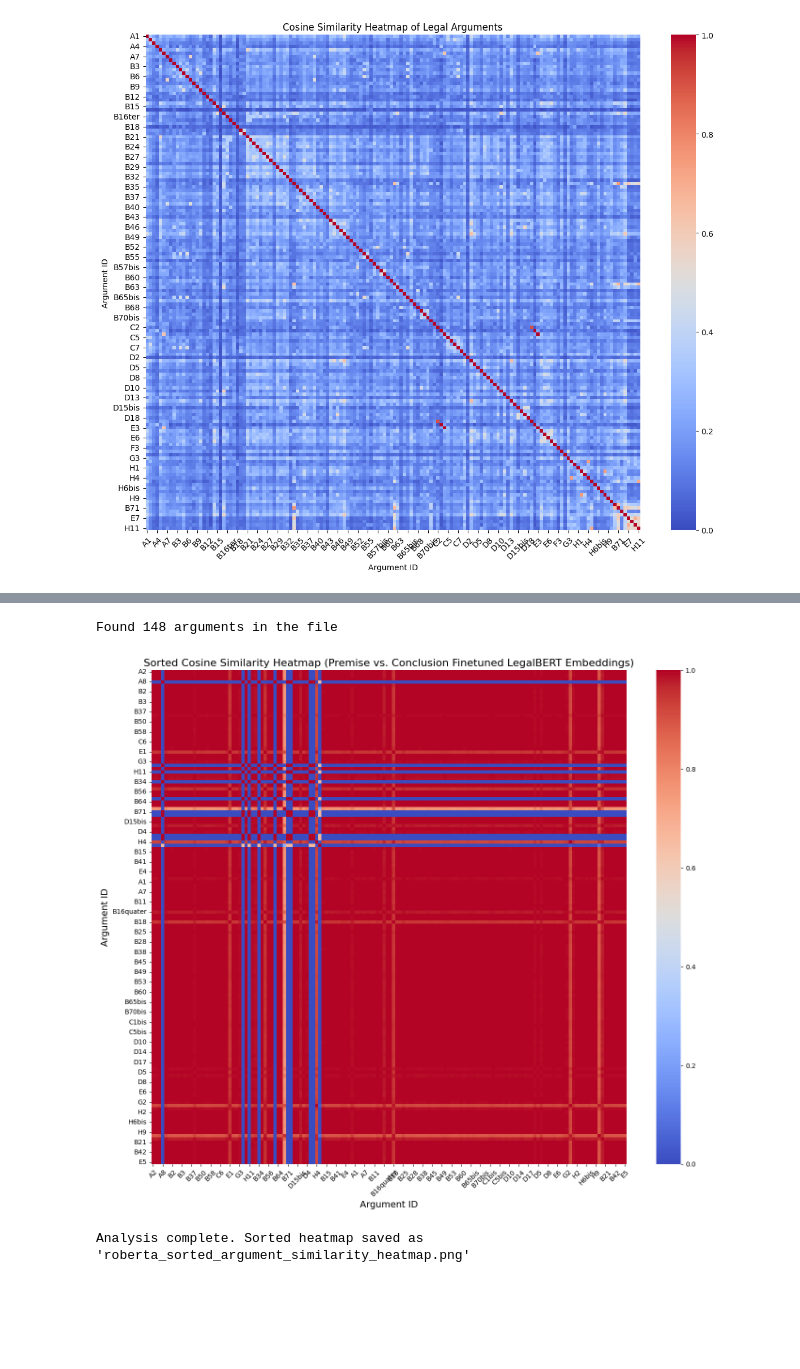
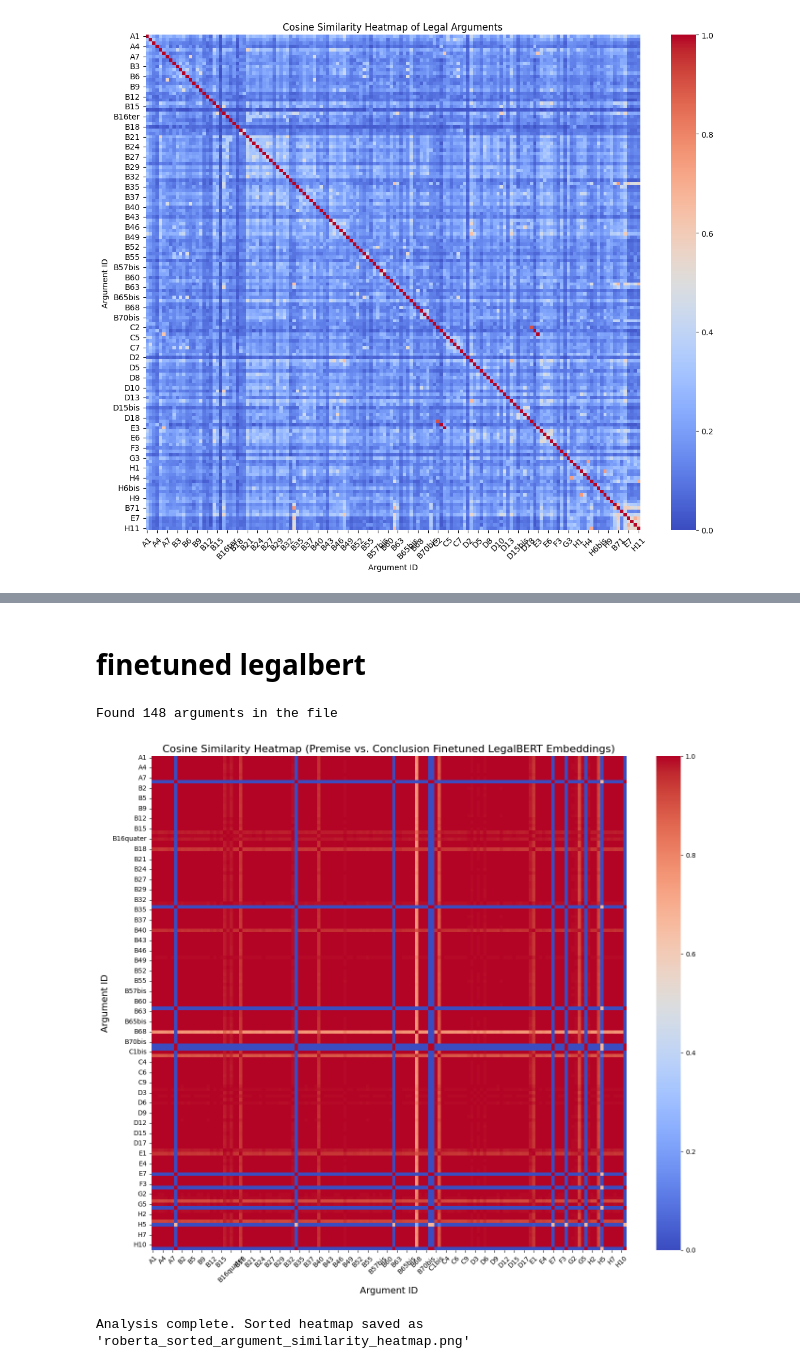
Before and after one commit to suyamoonpathak/ArgumentationMining, a Jupyter notebook: 4 cosine_similarity/similarity.ipynb, the cells around one changed output, grey strips where cells are left out. Cells and saved outputs as stored; diff of their text form; code cells hidden in the pictures; blank space fills up the shorter version.

Commit message:
legalbert conclusion heatmap

```diff
--- a/4 cosine_similarity/similarity.ipynb
+++ b/4 cosine_similarity/similarity.ipynb
@@ -277,3 +457,5 @@ Analysis complete. Sorted heatmap saved as 'sorted_argument_similarity_heatmap.p
+# %% [markdown]
+# finetuned legalbert
 # %%
 import xml.etree.ElementTree as ET
 import pandas as pd
@@ -414,37 +596,47 @@ def generate_sorted_similarity_heatmap(file_path, model_path, predefined_order):
 
     sns.heatmap(
         sorted_sim_df,
         annot=False,  # No annotations as requested
         cmap="coolwarm",
         cbar=True,
         vmin=0,
         vmax=1
     )
 
-    plt.title("Sorted Cosine Similarity Heatmap (Premise vs. Conclusion Finetuned LegalBERT Embeddings)", fontsize=16)
+    plt.title("Cosine Similarity Heatmap (Premise vs. Conclusion Finetuned LegalBERT Embeddings)", fontsize=16)
     plt.xlabel("Argument ID", fontsize=14)
     plt.ylabel("Argument ID", fontsize=14)
     plt.xticks(rotation=45, fontsize=10)
     plt.yticks(rotation=0, fontsize=10)
     plt.tight_layout()
     plt.savefig("roberta_sorted_argument_similarity_heatmap.png", dpi=300, bbox_inches="tight")
     plt.show()
 
     return sorted_sim_df
 
 if __name__ == "__main__":
     # Use the predefined order from the user's input
-    supporting_first = ['A2', 'A3', 'A6', 'A8', 'B14', 'B19', 'B2', 'B27', 'B29', 'B3', 'B31', 'B32', 'B37', 'B48', 'B5', 'B50', 'B54', 'B55', 'B58', 'B7', 'B70', 'C6', 'C9', 'D11', 'E1', 'E3', 'F3', 'G3', 'G6', 'H10', 'H11', 'B16bis', 'B33', 'B34', 'B39', 'B40', 'B56', 'B59', 'B62', 'B64', 'B66', 'B68', 'B71', 'C1', 'C4', 'D15bis', 'D19', 'D3', 'D4', 'E7', 'F4', 'H4', 'H5']
-    attacking_next = ['B16bis', 'B64', 'C1', 'D1', 'D15bis', 'D4', 'B15', 'B35', 'B35bis', 'B41', 'B43', 'B63', 'E4', 'F1', 'H1']
-    no_relation_last = ['57bis', 'A1', 'A4', 'A5', 'A7', 'B1', 'B10', 'B11', 'B12', 'B13', 'B16quater', 'B16ter', 'B17', 'B18', 'B20', 'B24', 'B25', 'B26', 'B27bis', 'B28', 'B30', 'B36', 'B38', 'B4', 'B44', 'B45', 'B46', 'B47', 'B49', 'B51', 'B52', 'B53', 'B57', 'B6', 'B60', 'B61', 'B65', 'B65bis', 'B67', 'B69', 'B70bis', 'B8', 'B9', 'C1bis', 'C3', 'C5', 'C5bis', 'C7', 'C8', 'D10', 'D12', 'D13', 'D14', 'D15', 'D16', 'D17', 'D18', 'D2', 'D5', 'D6', 'D7', 'D8', 'D8bis', 'D9', 'E2', 'E6', 'F2', 'G1', 'G2', 'G4', 'G5', 'H2', 'H3', 'H6', 'H6bis', 'H7', 'H8', 'H9', 'C2', 'B16', 'B21', 'B22', 'B23', 'B42', 'B57bis', 'B8bis', 'E5']
+    # supporting_first = ['A2', 'A3', 'A6', 'A8', 'B14', 'B19', 'B2', 'B27', 'B29', 'B3', 'B31', 'B32', 'B37', 'B48', 'B5', 'B50', 'B54', 'B55', 'B58', 'B7', 'B70', 'C6', 'C9', 'D11', 'E1', 'E3', 'F3', 'G3', 'G6', 'H10', 'H11', 'B16bis', 'B33', 'B34', 'B39', 'B40', 'B56', 'B59', 'B62', 'B64', 'B66', 'B68', 'B71', 'C1', 'C4', 'D15bis', 'D19', 'D3', 'D4', 'E7', 'F4', 'H4', 'H5']
+    # attacking_next = ['B16bis', 'B64', 'C1', 'D1', 'D15bis', 'D4', 'B15', 'B35', 'B35bis', 'B41', 'B43', 'B63', 'E4', 'F1', 'H1']
+    # no_relation_last = ['57bis', 'A1', 'A4', 'A5', 'A7', 'B1', 'B10', 'B11', 'B12', 'B13', 'B16quater', 'B16ter', 'B17', 'B18', 'B20', 'B24', 'B25', 'B26', 'B27bis', 'B28', 'B30', 'B36', 'B38', 'B4', 'B44', 'B45', 'B46', 'B47', 'B49', 'B51', 'B52', 'B53', 'B57', 'B6', 'B60', 'B61', 'B65', 'B65bis', 'B67', 'B69', 'B70bis', 'B8', 'B9', 'C1bis', 'C3', 'C5', 'C5bis', 'C7', 'C8', 'D10', 'D12', 'D13', 'D14', 'D15', 'D16', 'D17', 'D18', 'D2', 'D5', 'D6', 'D7', 'D8', 'D8bis', 'D9', 'E2', 'E6', 'F2', 'G1', 'G2', 'G4', 'G5', 'H2', 'H3', 'H6', 'H6bis', 'H7', 'H8', 'H9', 'C2', 'B16', 'B21', 'B22', 'B23', 'B42', 'B57bis', 'B8bis', 'E5']
 
     # Combine all categories in the requested order
-    predefined_order = supporting_first + attacking_next + no_relation_last
+    # predefined_order = supporting_first + attacking_next + no_relation_last
+
+    A_group = ['A1', 'A2', 'A3', 'A4', 'A5', 'A6', 'A7', 'A8']
+    B_group = ['B1', 'B2', 'B3', 'B4', 'B5', 'B7', 'B8', 'B9', 'B10', 'B11', 'B12', 'B13', 'B14', 'B15', 'B16', 'B16bis', 'B16quater', 'B16ter', 'B17', 'B18', 'B19', 'B20', 'B21', 'B22', 'B23', 'B24', 'B25', 'B26', 'B27', 'B27bis', 'B28', 'B29', 'B30', 'B31', 'B32', 'B33', 'B34', 'B35', 'B35bis', 'B36', 'B37', 'B38', 'B39', 'B40', 'B41', 'B42', 'B43', 'B44', 'B45', 'B46', 'B47', 'B48', 'B49', 'B50', 'B51', 'B52', 'B53', 'B54', 'B55', 'B56', 'B57', 'B57bis', 'B58', 'B59', 'B60', 'B61', 'B62', 'B63', 'B64', 'B65', 'B65bis', 'B66', 'B67', 'B68', 'B69', 'B70', 'B70bis', 'B71']
+    C_group = ['C1', 'C1bis', 'C2', 'C3', 'C4', 'C5', 'C5bis', 'C6', 'C7', 'C8', 'C9']
+    D_group = ['D1', 'D2', 'D3', 'D4', 'D5', 'D6', 'D7', 'D8', 'D8bis', 'D9', 'D10', 'D11', 'D12', 'D13', 'D14', 'D15', 'D15bis', 'D16', 'D17', 'D18', 'D19', 'D2', 'D3', 'D4', 'D5']
+    E_group = ['E1', 'E2', 'E3', 'E4', 'E5', 'E6', 'E7']
+    F_group = ['F1', 'F2', 'F3', 'F4']
+    G_group = ['G1', 'G2', 'G3', 'G4', 'G5', 'G6']
+    H_group = ['H1', 'H2', 'H3', 'H4', 'H5', 'H6', 'H6bis', 'H7', 'H8', 'H9', 'H10', 'H11']
+    predefined_order = A_group + B_group + C_group + D_group + E_group + F_group + G_group + H_group
 
     # Generate the heatmap
     similarity_matrix = generate_sorted_similarity_heatmap("R2021_Prosegur Compañía de Seguridad SA, established in Madrid (Spain) v Commission.xml", "../3 GNN/best_model_legalbert_pc", predefined_order)
     print("Analysis complete. Sorted heatmap saved as 'roberta_sorted_argument_similarity_heatmap.png'")
 # %% [output]
 Found 148 arguments in the file
-[figure, old version]
+[figure, new version]
 Analysis complete. Sorted heatmap saved as 'roberta_sorted_argument_similarity_heatmap.png'
```
Also changed, not shown: parts of 4 cells of this notebook, 1 other file.
